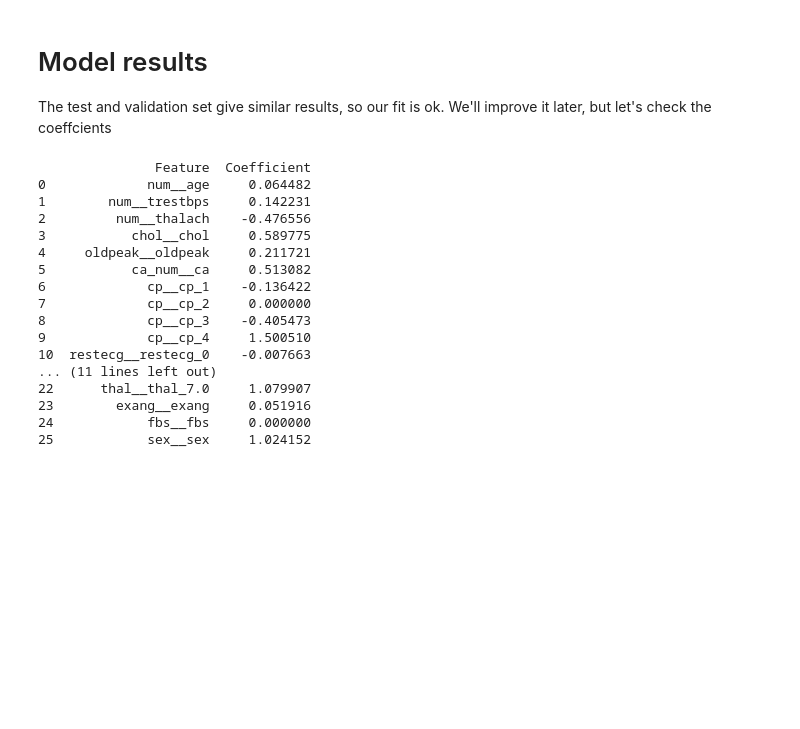
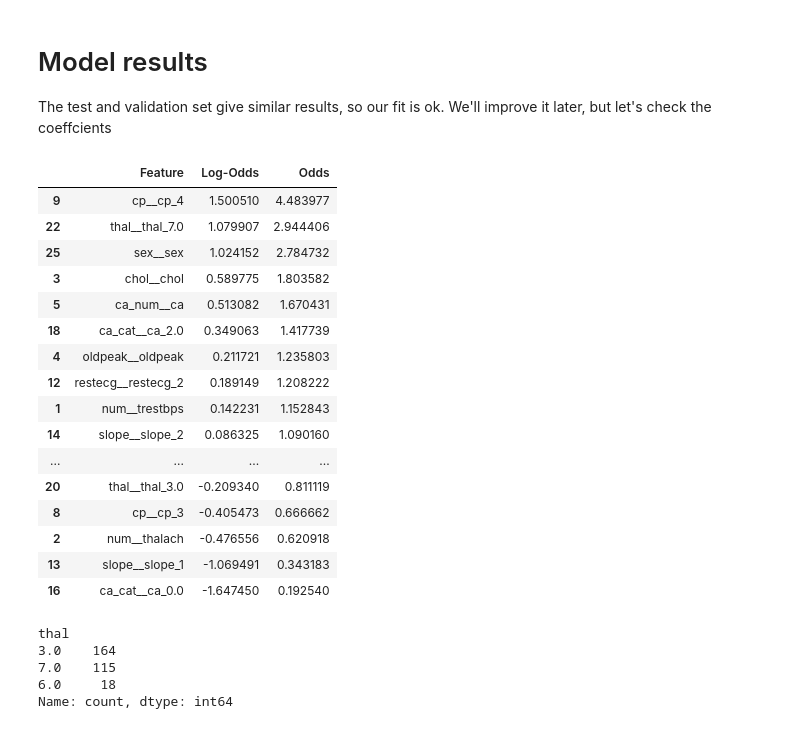
Before and after one commit to SJWallace/GP-ClassifyingHeartDisease, a Jupyter notebook: pipeline_full.ipynb, the cells around one changed output. Drawn from its saved outputs; the diff is of its cells as text; code cells hidden in the pictures; blank space fills up the shorter version.

```diff
--- a/pipeline_full.ipynb
+++ b/pipeline_full.ipynb
@@ -250,28 +250,30 @@ The test and validation set give similar results, so our fit is ok. We'll improv
 # %%
 # Retrieve column names and coefficients from the pipeline
 feature_names = scaling_encoding.get_feature_names_out()
 coefficients = pipeline.named_steps['classifier'].coef_[0]
+log_odds = [np.exp(coef) for coef in coefficients]
 
 # Combine feature names and coefficients into a DataFrame for better readability
-coef_df = pd.DataFrame({'Feature': feature_names, 'Coefficient': coefficients})
+coef_df = pd.DataFrame({'Feature': feature_names, 'Log-Odds': coefficients, 'Odds': log_odds})
 
-# Display the DataFrame
-print(coef_df)
+# Display the dataframe in descending order by 'Log-Odds'
+coef_df = coef_df.sort_values(by='Log-Odds', ascending=False)
+coef_df
 # %% [output]
-               Feature  Coefficient
-0             num__age     0.064482
-1        num__trestbps     0.142231
-2         num__thalach    -0.476556
-3           chol__chol     0.589775
-4     oldpeak__oldpeak     0.211721
-5           ca_num__ca     0.513082
-6             cp__cp_1    -0.136422
-7             cp__cp_2     0.000000
-8             cp__cp_3    -0.405473
-9             cp__cp_4     1.500510
-10  restecg__restecg_0    -0.007663
-... (11 lines left out)
-22      thal__thal_7.0     1.079907
-23        exang__exang     0.051916
-24            fbs__fbs     0.000000
-25            sex__sex     1.024152
+|  | Feature | Log-Odds | Odds |
+| 9 | cp__cp_4 | 1.500510 | 4.483977 |
+| 22 | thal__thal_7.0 | 1.079907 | 2.944406 |
+| 25 | sex__sex | 1.024152 | 2.784732 |
+| 3 | chol__chol | 0.589775 | 1.803582 |
+| 5 | ca_num__ca | 0.513082 | 1.670431 |
+| 18 | ca_cat__ca_2.0 | 0.349063 | 1.417739 |
+| 4 | oldpeak__oldpeak | 0.211721 | 1.235803 |
+| 12 | restecg__restecg_2 | 0.189149 | 1.208222 |
+| 1 | num__trestbps | 0.142231 | 1.152843 |
+| 14 | slope__slope_2 | 0.086325 | 1.090160 |
+| ... | ... | ... | ... |
+| 20 | thal__thal_3.0 | -0.209340 | 0.811119 |
+| 8 | cp__cp_3 | -0.405473 | 0.666662 |
+| 2 | num__thalach | -0.476556 | 0.620918 |
+| 13 | slope__slope_1 | -1.069491 | 0.343183 |
+| 16 | ca_cat__ca_0.0 | -1.647450 | 0.192540 |
@@ -277,0 +282,8 @@ print(coef_df)
+# %%
+heart_disease['thal'].value_counts()
+# %% [output]
+thal
+3.0    164
+7.0    115
+6.0     18
+Name: count, dtype: int64
```
Also changed, not shown: parts of 6 cells of this notebook.
